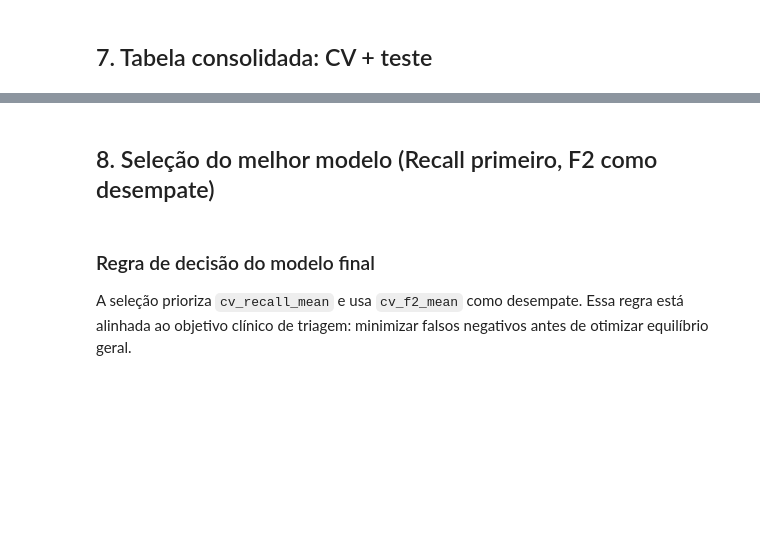
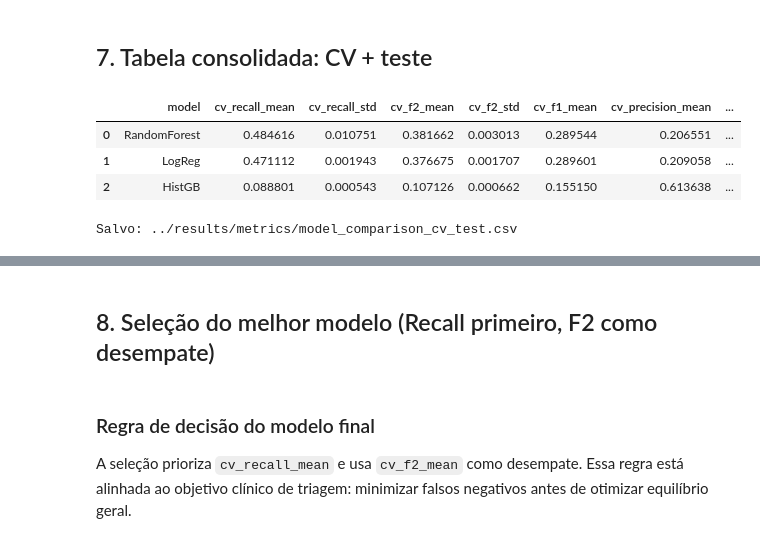
Before and after one commit to igorspestana/tech-challenge-fase-1, a Jupyter notebook: notebooks/03_modeling.ipynb, the cells around one changed output, grey strips where cells are left out. Saved outputs shown, nothing was run; the diff lists cells and outputs as text; code cells hidden in the pictures; blank space fills up the shorter version.

Commit message:
feat: enhance modeling notebook with new evaluation metrics, add confusion matrix and ROC/PR curves, and include model comparison metrics

```diff
--- a/notebooks/03_modeling.ipynb
+++ b/notebooks/03_modeling.ipynb
@@ -97,6 +117,7 @@ scoring = {
     "precision": "precision",
     "roc_auc": "roc_auc",
     "average_precision": "average_precision",
+    "accuracy": "accuracy",
 }
 
 
@@ -108,6 +129,7 @@ def compute_binary_metrics(y_true, y_prob, threshold=0.5):
         "f2": fbeta_score(y_true, y_pred, beta=2, zero_division=0),
         "f1": f1_score(y_true, y_pred, zero_division=0),
         "precision": precision_score(y_true, y_pred, zero_division=0),
+        "accuracy": accuracy_score(y_true, y_pred),
         "roc_auc": roc_auc_score(y_true, y_prob),
         "average_precision": average_precision_score(y_true, y_prob),
     }
@@ -217,6 +239,8 @@ for model_name, cfg in models.items():
         "cv_precision_mean": search.cv_results_["mean_test_precision"][search.best_index_],
         "cv_roc_auc_mean": search.cv_results_["mean_test_roc_auc"][search.best_index_],
         "cv_ap_mean": search.cv_results_["mean_test_average_precision"][search.best_index_],
+        "cv_accuracy_mean": search.cv_results_["mean_test_accuracy"][search.best_index_],
+        "cv_accuracy_std": search.cv_results_["std_test_accuracy"][search.best_index_],
         "test_metrics_default": test_metrics_default,
         "y_test_prob": y_test_prob,
     }
@@ -227,29 +262,38 @@ print("\nTreino/tuning concluído para todos os modelos.")
 # %%
 comparison_rows = []
 for model_name, result in search_results.items():
     row = {
         "model": model_name,
         "cv_recall_mean": result["cv_recall_mean"],
         "cv_recall_std": result["cv_recall_std"],
         "cv_f2_mean": result["cv_f2_mean"],
         "cv_f2_std": result["cv_f2_std"],
         "cv_f1_mean": result["cv_f1_mean"],
         "cv_precision_mean": result["cv_precision_mean"],
         "cv_roc_auc_mean": result["cv_roc_auc_mean"],
         "cv_average_precision_mean": result["cv_ap_mean"],
+        "cv_accuracy_mean": result["cv_accuracy_mean"],
+        "cv_accuracy_std": result["cv_accuracy_std"],
         "test_recall_default": result["test_metrics_default"]["recall"],
         "test_f2_default": result["test_metrics_default"]["f2"],
         "test_f1_default": result["test_metrics_default"]["f1"],
         "test_precision_default": result["test_metrics_default"]["precision"],
+        "test_accuracy_default": result["test_metrics_default"]["accuracy"],
         "test_roc_auc": result["test_metrics_default"]["roc_auc"],
         "test_average_precision": result["test_metrics_default"]["average_precision"],
         "best_params": str(result["best_params"]),
     }
     comparison_rows.append(row)
 
 comparison_df = pd.DataFrame(comparison_rows)
 comparison_df = comparison_df.sort_values(["cv_recall_mean", "cv_f2_mean"], ascending=False).reset_index(drop=True)
 
 display(comparison_df)
 comparison_df.to_csv(METRICS_DIR / "model_comparison_cv_test.csv", index=False)
 print("Salvo:", METRICS_DIR / "model_comparison_cv_test.csv")
+# %% [output]
+|  | model | cv_recall_mean | cv_recall_std | cv_f2_mean | cv_f2_std | cv_f1_mean | cv_precision_mean | ... |
+| 0 | RandomForest | 0.484616 | 0.010751 | 0.381662 | 0.003013 | 0.289544 | 0.206551 | ... |
+| 1 | LogReg | 0.471112 | 0.001943 | 0.376675 | 0.001707 | 0.289601 | 0.209058 | ... |
+| 2 | HistGB | 0.088801 | 0.000543 | 0.107126 | 0.000662 | 0.155150 | 0.613638 | ... |
+Salvo: ../results/metrics/model_comparison_cv_test.csv
```
Also changed, not shown: parts of 18 cells of this notebook, 8 other files.
